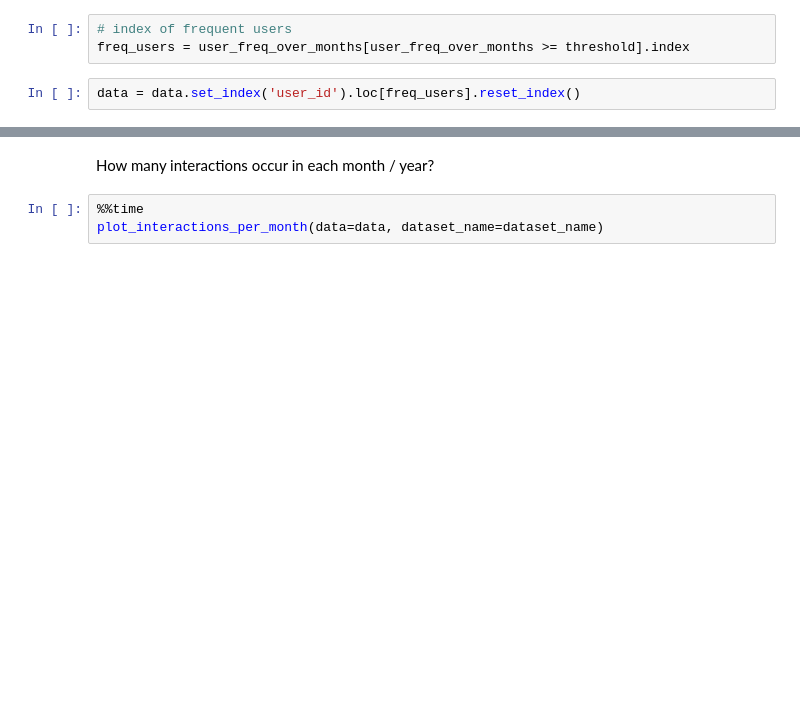
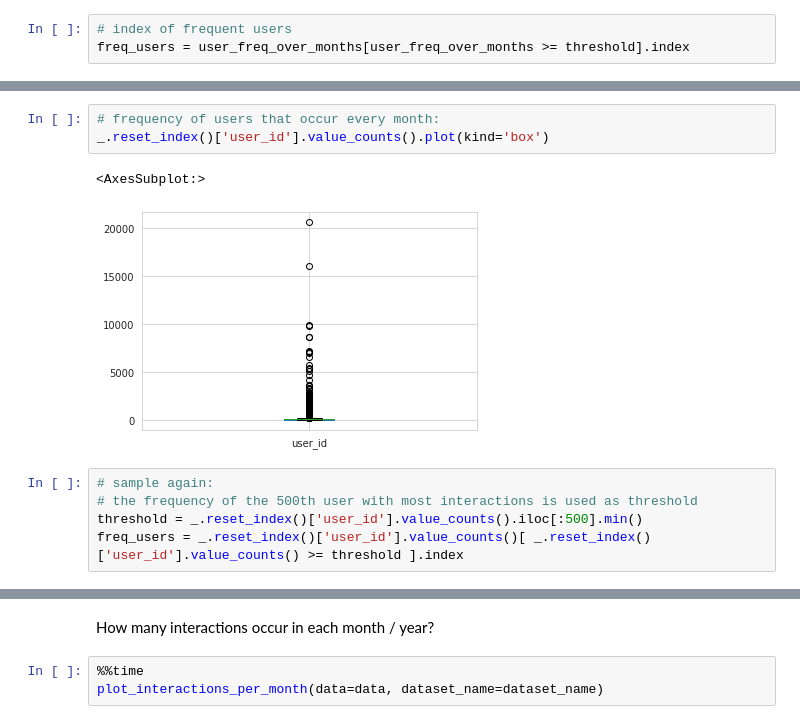
Before and after one commit to Key0412/streamRec-forgetting, a Jupyter notebook: notebooks/Avaliação de Dataset - Amazon Books.ipynb, the cells around one changed output, grey strips where cells are left out. Drawn from its saved outputs; the diff is of its cells as text; blank space fills up the shorter version.

```diff
--- a/notebooks/Avaliação de Dataset - Amazon Books.ipynb
+++ b/notebooks/Avaliação de Dataset - Amazon Books.ipynb
@@ -169,5 +175,3 @@ threshold
 # %%
 # index of frequent users
 freq_users = user_freq_over_months[user_freq_over_months >= threshold].index
-# %%
-data = data.set_index('user_id').loc[freq_users].reset_index()
@@ -173,0 +185,11 @@ data = data.set_index('user_id').loc[freq_users].reset_index()
+# %%
+# frequency of users that occur every month:
+_.reset_index()['user_id'].value_counts().plot(kind='box')
+# %% [output]
+<AxesSubplot:>
+[figure, added]
+# %%
+# sample again:
+# the frequency of the 500th user with most interactions is used as threshold
+threshold = _.reset_index()['user_id'].value_counts().iloc[:500].min()
+freq_users = _.reset_index()['user_id'].value_counts()[ _.reset_index()['user_id'].value_counts() >= threshold ].index
```
Also changed, not shown: parts of 35 cells of this notebook, 14 other files.
